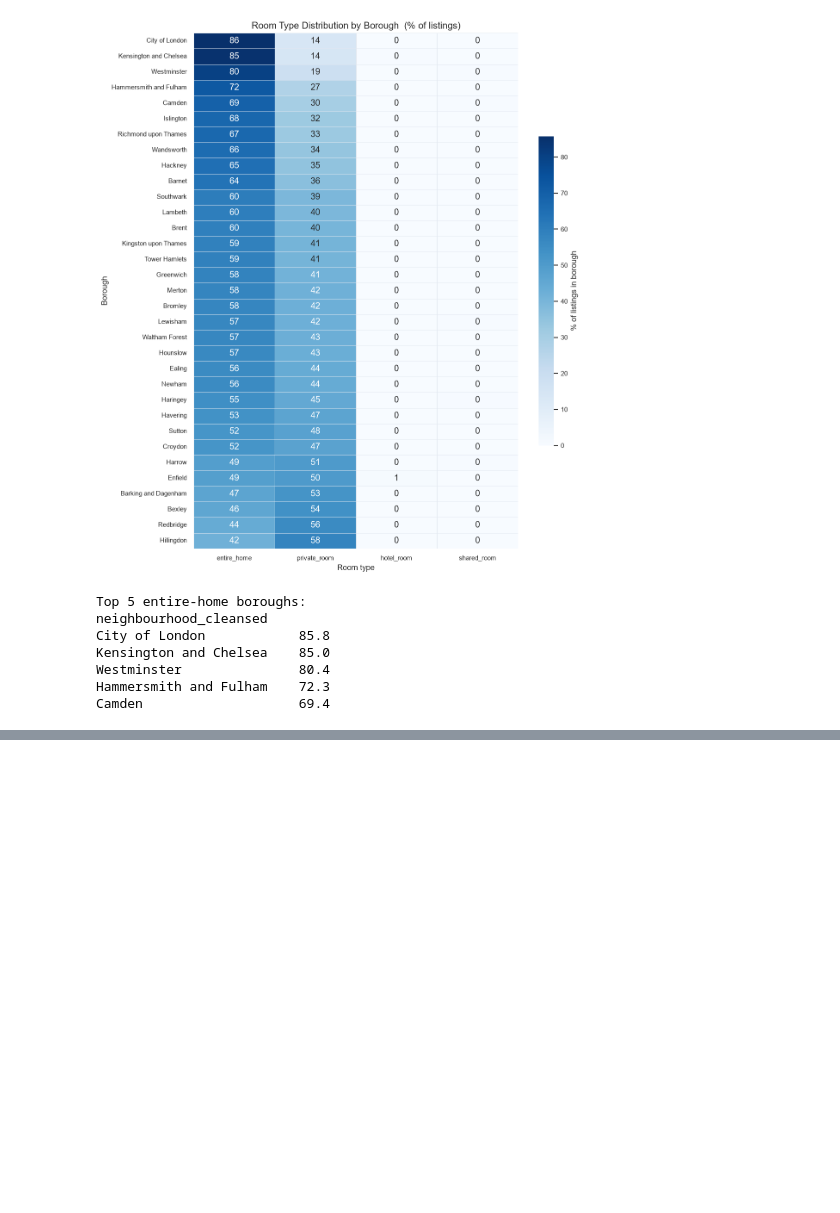
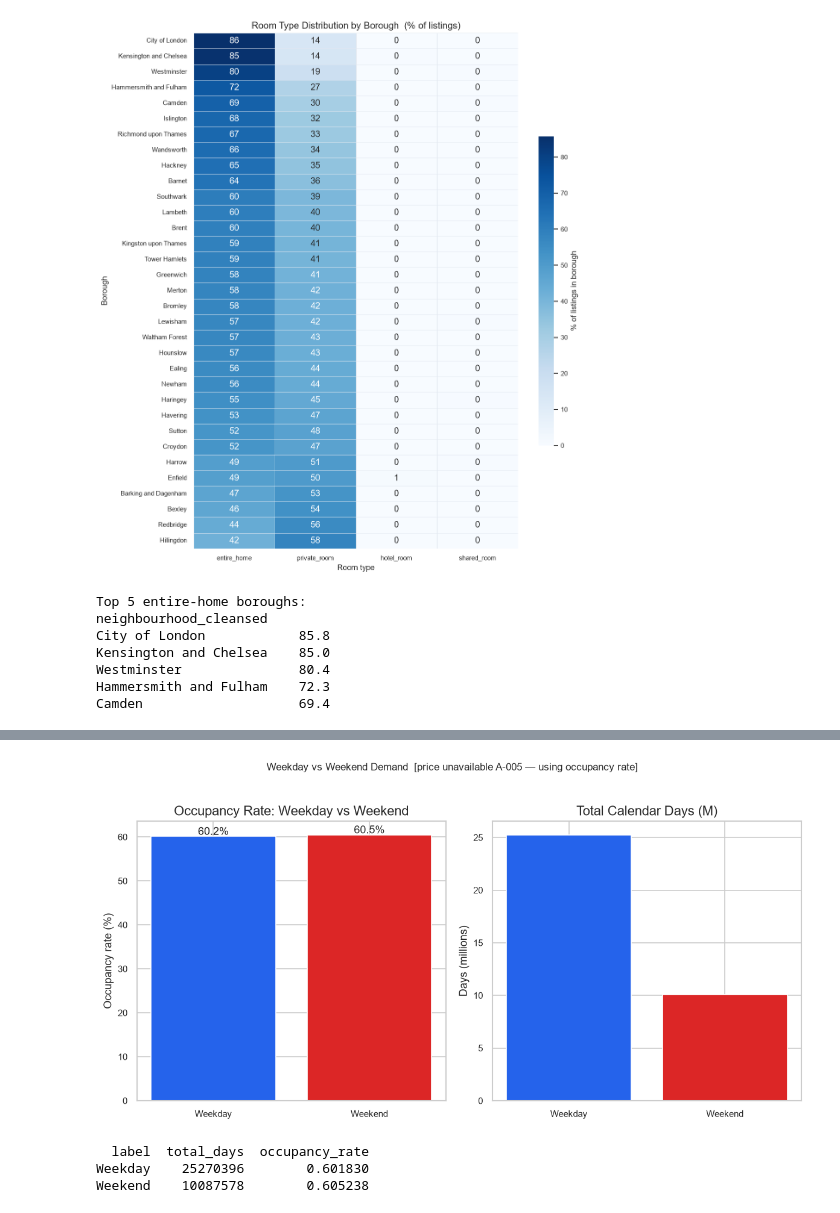
Before and after one commit to bavikaranyogeswaran/Airbnb-Multi-City-Data-Pipeline, a Jupyter notebook: notebooks/03_exploratory_data_analysis.ipynb, the cells around one changed output, grey strips where cells are left out. Drawn from its saved outputs; the diff is of its cells as text; code cells hidden in the pictures; blank space fills up the shorter version.

```diff
--- a/notebooks/03_exploratory_data_analysis.ipynb
+++ b/notebooks/03_exploratory_data_analysis.ipynb
@@ -944,0 +1008,47 @@ Camden                    69.4
+# %%
+# ── Chart 15 — Weekday vs weekend availability (A-005 adapted) ───────────────
+# Plan 8.2 uses calendar price for weekday/weekend comparison.
+# With A-005, we compare availability rates — lower = more booked = higher demand.
+
+calendar["is_weekend"] = calendar["date"].dt.dayofweek >= 5  # Sat=5, Sun=6
+
+weekpart = (
+    calendar.groupby("is_weekend")
+    .agg(
+        total_days=("available_int", "count"),
+        available_days=("available_int", "sum"),
+        unique_listings=("listing_id", "nunique"),
+    )
+    .reset_index()
+)
+weekpart["availability_rate"] = weekpart["available_days"] / weekpart["total_days"]
+weekpart["occupancy_rate"]    = 1 - weekpart["availability_rate"]
+weekpart["label"] = weekpart["is_weekend"].map({False: "Weekday", True: "Weekend"})
+weekpart.to_csv(TABLES / "weekday_weekend_availability.csv", index=False)
+
+fig, axes = plt.subplots(1, 2, figsize=(10, 5))
+
+colors = ["#2563eb", "#dc2626"]
+axes[0].bar(weekpart["label"], weekpart["occupancy_rate"] * 100, color=colors)
+axes[0].set_title("Occupancy Rate: Weekday vs Weekend")
+axes[0].set_ylabel("Occupancy rate (%)")
+for i, (_, row) in enumerate(weekpart.iterrows()):
+    axes[0].text(i, row["occupancy_rate"] * 100 + 0.3,
+                 f"{row['occupancy_rate']*100:.1f}%", ha="center", fontsize=11)
+
+axes[1].bar(weekpart["label"], weekpart["total_days"] / 1e6, color=colors)
+axes[1].set_title("Total Calendar Days (M)")
+axes[1].set_ylabel("Days (millions)")
+
+plt.suptitle("Weekday vs Weekend Demand  [price unavailable A-005 — using occupancy rate]",
+             fontsize=10, y=1.02)
+plt.tight_layout()
+plt.savefig(FIGS / "13_weekday_vs_weekend_availability.png", dpi=150, bbox_inches="tight")
+plt.show()
+
+print(weekpart[["label","total_days","occupancy_rate"]].to_string(index=False))
+# %% [output]
+[figure, added]
+  label  total_days  occupancy_rate
+Weekday    25270396        0.601830
+Weekend    10087578        0.605238
```
Also changed, not shown: parts of 5 cells of this notebook, 10 other files.
